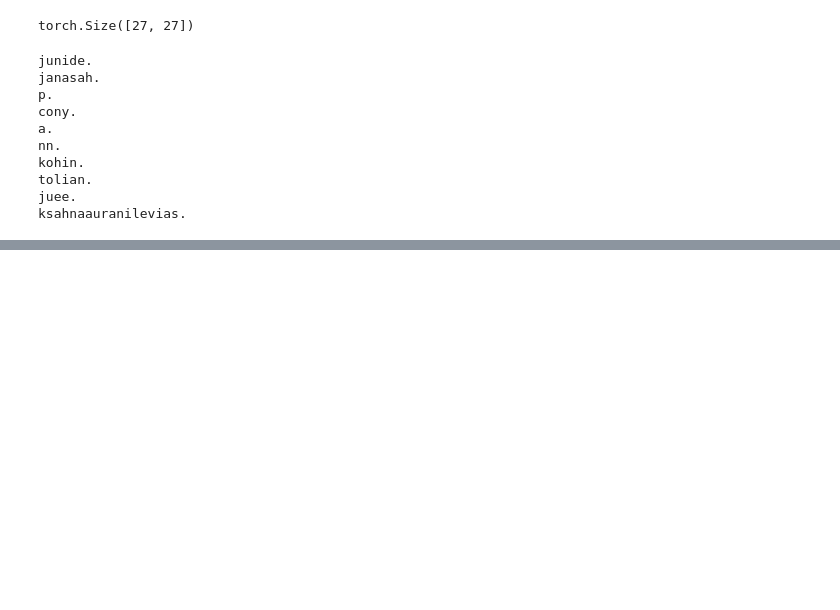
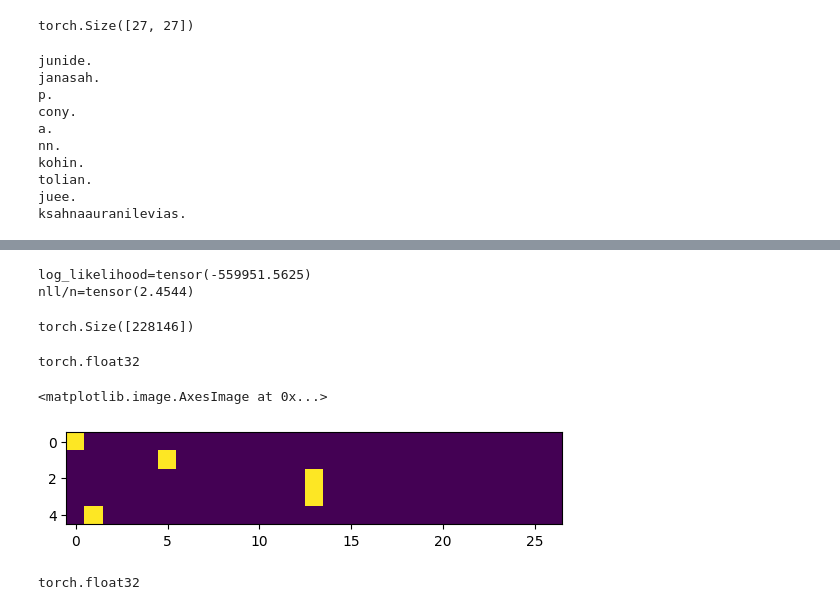
Before and after one commit to AryannSharmaa/makemore, a Jupyter notebook: makemore.ipynb, the cells around one changed output, grey strips where cells are left out. Cells and saved outputs as stored; diff of their text form; code cells hidden in the pictures; blank space fills up the shorter version.

```diff
--- a/makemore.ipynb
+++ b/makemore.ipynb
@@ -81,7 +81,7 @@ tensor([   0, 4410, 1306, 1542, 1690, 1531,  417,  669,  874,  591, 2422, 2963,
         1572, 2538, 1146,  394,  515,   92, 1639, 2055, 1308,   78,  376,  307,
          134,  535,  929], dtype=torch.int32)
 # %%
-p=N.float()
+p=(N+1).float()
 p/=p.sum(1,keepdim=True)
 
 p.shape
@@ -116,0 +114,54 @@ a=2
+# %%
+nll=0
+log_likelihood=0.0
+n=0
+for w in words:
+    chs=['.']+list(w)+['.']
+    for ch1,ch2 in zip (chs[:],chs[1:]):
+        ix1,ix2=stoi[ch1],stoi[ch2]
+        prob=p[ix1,ix2]
+        logprob=torch.log(prob)
+        log_likelihood+=logprob
+        n+=1
+        #print(f'{ch1},{ch2}:{prob}')
+
+print(f'{log_likelihood=}')
+nll=-log_likelihood
+print(f'{nll/n=}')
+# %% [output]
+log_likelihood=tensor(-559951.5625)
+nll/n=tensor(2.4544)
+# %%
+# create the training set of bigrams (x,y)
+
+xs,ys=[],[]
+
+for i in words:
+    chs='.'+i+"."
+    for ch1,ch2 in zip(chs[:],chs[1:]):
+        ix1,ix2=stoi[ch1],stoi[ch2]
+
+        xs.append(ix1)
+        ys.append(ix2)
+xs=torch.tensor(xs)
+ys=torch.tensor(ys)
+# %%
+xs.shape
+# %% [output]
+torch.Size([228146])
+# %%
+import torch.nn.functional as F
+xenc =F.one_hot(xs,num_classes=27).float()
+# %%
+xenc.dtype
+# %% [output]
+torch.float32
+# %%
+plt.imshow(xenc)
+# %% [output]
+<matplotlib.image.AxesImage at 0x...>
+[figure, added]
+# %%
+xenc.dtype
+# %% [output]
+torch.float32
```
Also changed, not shown: parts of 13 cells of this notebook.
